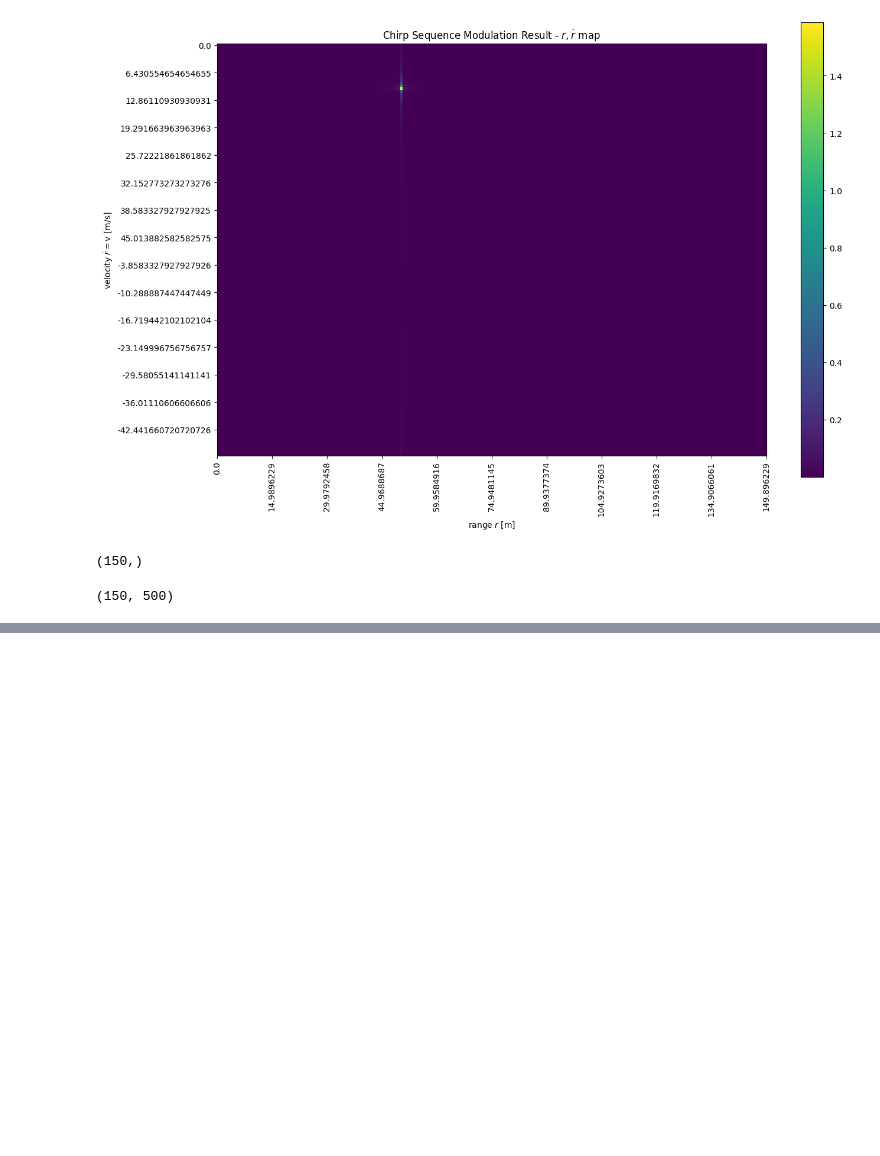
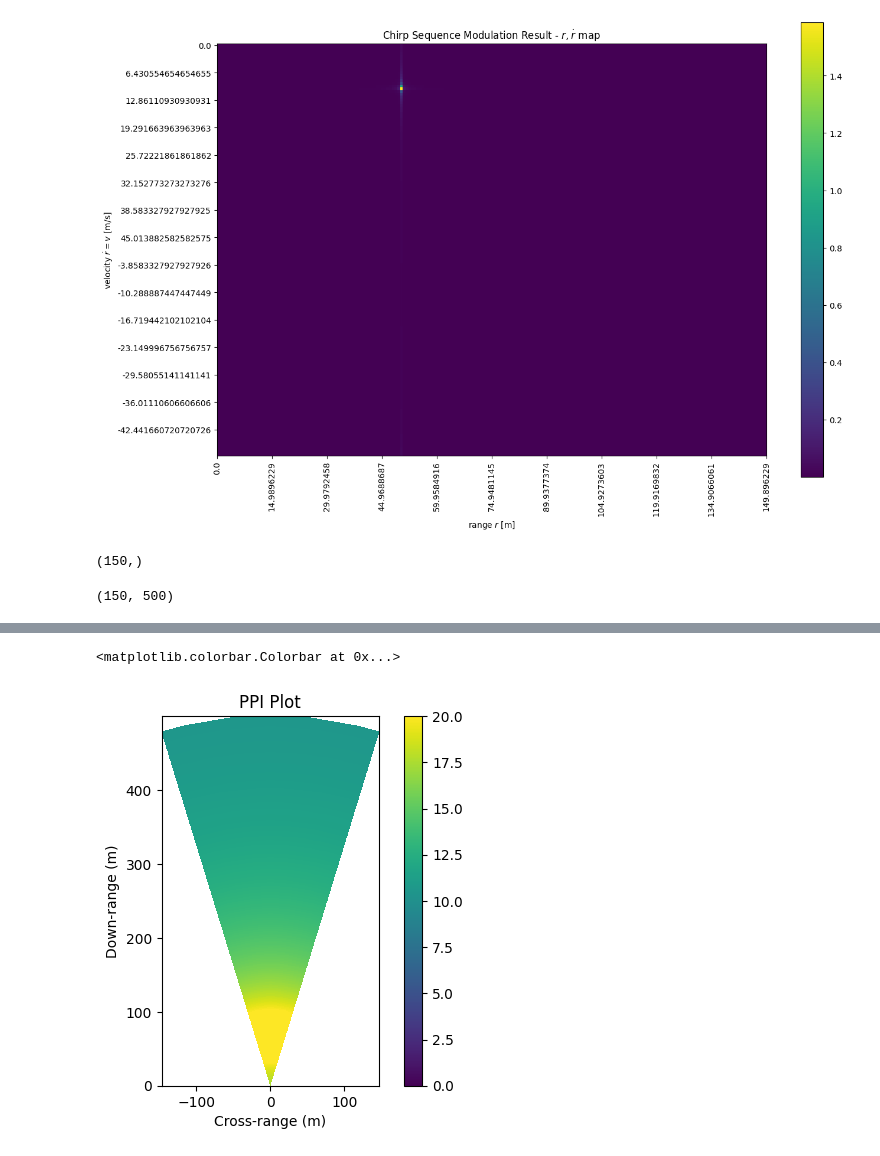
Before and after one commit to lkk688/AIsensing, a Jupyter notebook: sdrpysim/RADAR.ipynb, the cells around one changed output, grey strips where cells are left out. Drawn from its saved outputs; the diff is of its cells as text; code cells hidden in the pictures; blank space fills up the shorter version.

```diff
--- a/sdrpysim/RADAR.ipynb
+++ b/sdrpysim/RADAR.ipynb
@@ -594,0 +764,46 @@ velocity_table.shape
+# %%
+min_az_rad = np.deg2rad(MIN_AZ_DEG)
+max_az_rad = np.deg2rad(MAX_AZ_DEG)
+# Create a grid of vertices that approximate the bounds of each
+# radar cell (in polar coordinates).
+r, az = np.mgrid[
+    MIN_RANGE:MAX_RANGE:(1j * (N_PR + 1)),
+    min_az_rad:(max_az_rad + SPOKE_RES_RAD):SPOKE_RES_RAD
+]
+# Convert polar to Cartesian coordinates.
+grid_x = r * np.cos(az + (np.pi / 2))
+grid_y = r * np.sin(az + (np.pi / 2))
+
+
+def plot_ppi(ax, data, plot_name, norm=None):
+    """PPI plot on specified axis.
+
+    Uses a pcolormesh to create a PPI plot.
+
+    Args:
+        ax: Axis to use for plotting.
+        data: Range-azimuth map to plot.
+        plot_name: Title for the plot.
+        norm: Optional object for normalising data.
+
+    Returns:
+        The QuadMesh returned by pcolormesh.
+    """
+    # pcolormesh() expects the y axis on first dimension and the
+    # x-axis on the second dimension.We need to rotate the matrix
+    # anti-clockwise by 90 degrees to match this.
+    rotated = np.rot90(data, 3)
+    mesh = ax.pcolormesh(grid_x, grid_y, rotated, norm=norm)
+    ax.set_title(plot_name)
+    ax.set_xlabel("Cross-range (m)")
+    ax.set_ylabel("Down-range (m)")
+    ax.set_aspect("equal")
+    return mesh
+
+
+ppi_fig, ppi_ax = plt.subplots()
+ppi_mesh = plot_ppi(ppi_ax, ra_matrix, "PPI Plot", norm=vis_norm)
+ppi_fig.colorbar(ppi_mesh, ax=ppi_ax)
+# %% [output]
+<matplotlib.colorbar.Colorbar at 0x...>
+[figure, added]
```
Also changed, not shown: parts of 43 cells of this notebook, 1 other file.
